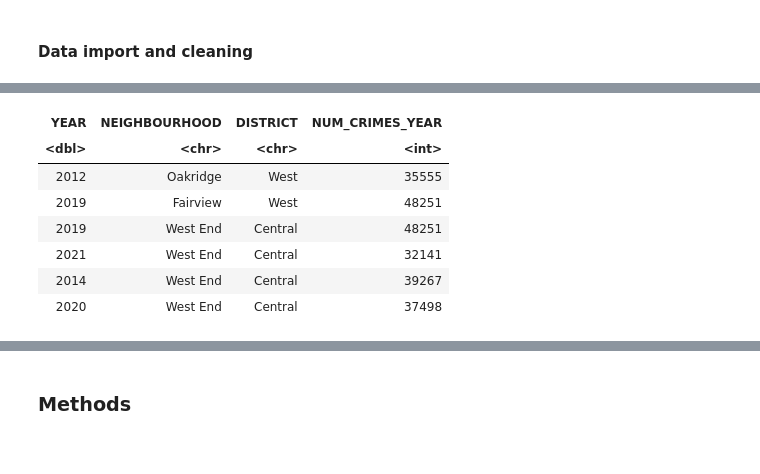
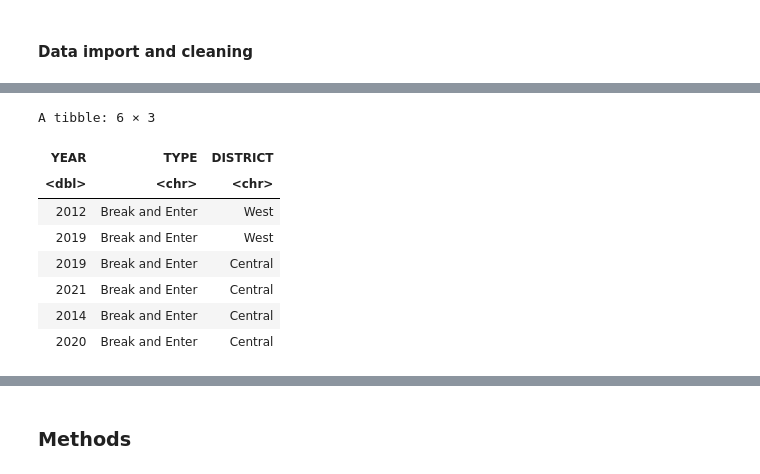
Before and after one commit to samnthorne/STAT201_Group40, a Jupyter notebook: Proposal.ipynb, the cells around one changed output, grey strips where cells are left out. Saved outputs shown, nothing was run; the diff lists cells and outputs as text; code cells hidden in the pictures.

```diff
--- a/Proposal.ipynb
+++ b/Proposal.ipynb
@@ -63,31 +67,53 @@ A tibble: 6 × 10
 # %%
-# We decided to drop the columns of type, minute, month, day, hour, hundred_block, X and Y to answer our question
-# we want to see the number of times the neighbourhood appears each year as a proportion of crime that year.
-crimedata <- crimedata %>%
-    select('YEAR', 'NEIGHBOURHOOD') %>%
+# Dropping unnecessary columns and filtering out NA values.
+selected_crimedata <- crimedata %>%
+    select('YEAR', 'NEIGHBOURHOOD', 'TYPE') %>%
     filter(!is.na(NEIGHBOURHOOD)) %>%
     filter(!is.na(YEAR)) # drop NA values in the neighbourhood column and in the year column.
 
+# defining the districts of Vancouver.
 central = c('Central Business District', 'Stanley Park', 'West End')
-west = c('Fairview', 'Marpole', 'Kitsilano', 'West Point Grey', 'Dunbar-Southlands',
-         'Kerrisdale', 'Shaughnessy', 'Musqueam', 'Arbutus Ridge', 'South Cambie', 'Oakridge')
-east = c('Grandview-Woodland', 'Mount Pleasant', 'Renfrew-Collingwood', 'Kensington-Cedar Cottage',
-         'Riley Park', 'Strathcona', 'Sunset', 'Hastings-Sunrise', 'Killarney', 'Victoria-Fraserview')
+west = c('Fairview', 'Kitsilano', 'West Point Grey',
+        'Shaughnessy', 'Musqueam', 'Arbutus Ridge', 'South Cambie', 'Oakridge')
+east = c('Grandview-Woodland', 'Mount Pleasant', 'Kensington-Cedar Cottage',
+         'Riley Park', 'Strathcona', 'Hastings-Sunrise', 'Killarney')
+south = c('Dunbar-Southlands', 'Kerrisdale', 'Marpole','Sunset', 'Victoria-Fraserview',
+          'Renfrew-Collingwood','Killarney')
 
-crimedata <- crimedata %>%
+# Creating a new column in the data frame of district
+# value can be Central, West, East, or South depending on neighbourhood
+# Can drop the neighbourhood column here too as from here onwards we will exclusively look at district.
+district_crimedata <- selected_crimedata %>%
     mutate(DISTRICT = case_when(
         NEIGHBOURHOOD == 'Central Business District' | NEIGHBOURHOOD == 'Stanley Park' | NEIGHBOURHOOD == 'West End' ~ 'Central',
-        NEIGHBOURHOOD == 'Fairview' | NEIGHBOURHOOD == 'Marpole' | NEIGHBOURHOOD == 'Kitsilano'| NEIGHBOURHOOD =='West Point Grey'|
-        NEIGHBOURHOOD == 'Dunbar-Southlands'| NEIGHBOURHOOD == 'Kerrisdale' | NEIGHBOURHOOD == 'Shaughnessy'| NEIGHBOURHOOD == 'Musqueam'|
+        NEIGHBOURHOOD == 'Fairview' | NEIGHBOURHOOD == 'Kitsilano'| NEIGHBOURHOOD =='West Point Grey'|
+        NEIGHBOURHOOD == 'Shaughnessy'| NEIGHBOURHOOD == 'Musqueam'|
         NEIGHBOURHOOD == 'Arbutus Ridge'| NEIGHBOURHOOD == 'South Cambie' | NEIGHBOURHOOD == 'Oakridge' ~ 'West',
-        NEIGHBOURHOOD == 'Grandview-Woodland'| NEIGHBOURHOOD == 'Mount Pleasant'| NEIGHBOURHOOD == 'Renfrew-Collingwood'|
-        NEIGHBOURHOOD == 'Kensington-Cedar Cottage'| NEIGHBOURHOOD == 'Riley Park'| NEIGHBOURHOOD == 'Strathcona'| NEIGHBOURHOOD == 'Sunset'|
-        NEIGHBOURHOOD == 'Hastings-Sunrise'| NEIGHBOURHOOD == 'Killarney'|NEIGHBOURHOOD == 'Victoria-Fraserview' ~ 'East'))
-    # filter(is.na(DISTRICT))
+        NEIGHBOURHOOD == 'Grandview-Woodland'| NEIGHBOURHOOD == 'Mount Pleasant'|
+        NEIGHBOURHOOD == 'Kensington-Cedar Cottage'| NEIGHBOURHOOD == 'Riley Park'| NEIGHBOURHOOD == 'Strathcona'|
+        NEIGHBOURHOOD == 'Hastings-Sunrise' ~ 'East',
+        NEIGHBOURHOOD == 'Dunbar-Southlands'|NEIGHBOURHOOD == 'Kerrisdale' | NEIGHBOURHOOD == 'Marpole'|NEIGHBOURHOOD == 'Sunset'|
+        NEIGHBOURHOOD == 'Victoria-Fraserview'|NEIGHBOURHOOD == 'Renfrew-Collingwood'|NEIGHBOURHOOD == 'Killarney'~'South')) %>%
+    select(-NEIGHBOURHOOD)
+    # filter(is.na(DISTRICT)) # use to make sure every neighbourhood in the data has been included.
 
-# We also want a column that holds the value for the number of times each neighbourhood appears in the data
-crimedata <- crimedata %>%
-    group_by(YEAR) %>%
-    mutate(NUM_CRIMES_YEAR = n())
-head(crimedata)
+# the minimum year in this data is 2003 so this is how far back we will be looking.
+print(paste("The first year to be included in our analysis is", min(crimedata$YEAR)))
+# 2021 will be the maximum year in our data as 2022 has not finished yet so it's numbers are not
+# representative of an entire year of crime.
+
+# removing the year 2022 from the data
+year_crime_data <- district_crimedata %>%
+    filter(YEAR != 2022)
+
+# Next we grouped the type of crime into more broad categories than what is in the original data set.
+crime_data <- year_crime_data %>%
+    mutate(TYPE = case_when(
+        TYPE == "Break and Enter Commercial"|TYPE == "Break and Enter Residential/Other" ~ "Break and Enter",
+        TYPE == "Other Theft"|TYPE == "Theft from Vehicle"|TYPE == "Theft of Bicycle"|TYPE == "Theft of Vehicle" ~ "Theft",
+        TYPE == "Vehicle Collision or Pedestrian Struck (with Fatality)"|TYPE == "Vehicle Collision or Pedestrian Struck (with Injury)"~"Car accident",
+        TYPE == 'Homicide' ~ 'Homicide', TYPE == 'Mischief'~'Mischief', TYPE == 'Offence Against a Person'~'Offence Against a Person'))
+
+print("This is a piece of the wrangled data frame")
+head(crime_data)
 # %% [output]
@@ -95,8 +122,9 @@ A grouped_df: 6 × 4
+A tibble: 6 × 3
-| YEAR | NEIGHBOURHOOD | DISTRICT | NUM_CRIMES_YEAR |
-| <dbl> | <chr> | <chr> | <int> |
-| 2012 | Oakridge | West | 35555 |
-| 2019 | Fairview | West | 48251 |
-| 2019 | West End | Central | 48251 |
-| 2021 | West End | Central | 32141 |
-| 2014 | West End | Central | 39267 |
-| 2020 | West End | Central | 37498 |
+| YEAR | TYPE | DISTRICT |
+| <dbl> | <chr> | <chr> |
+| 2012 | Break and Enter | West |
+| 2019 | Break and Enter | West |
+| 2019 | Break and Enter | Central |
+| 2021 | Break and Enter | Central |
+| 2014 | Break and Enter | Central |
+| 2020 | Break and Enter | Central |
```
Also changed, not shown: parts of 16 cells of this notebook.
